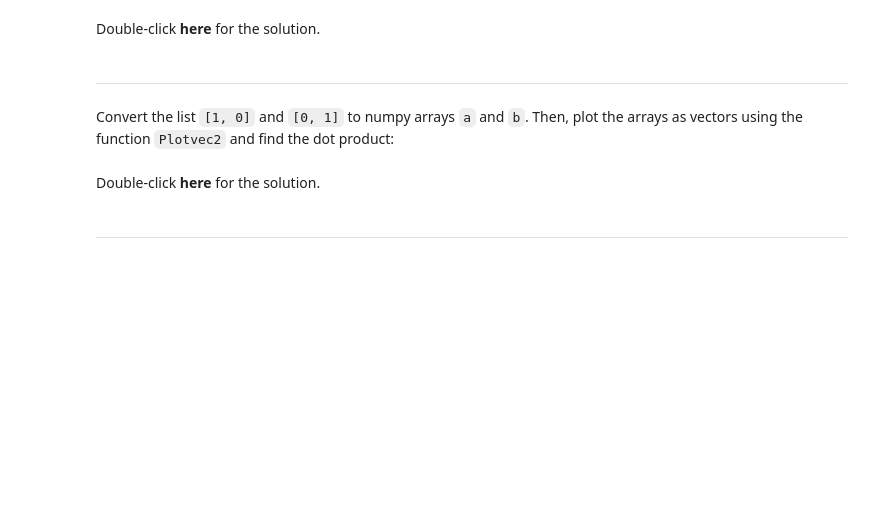
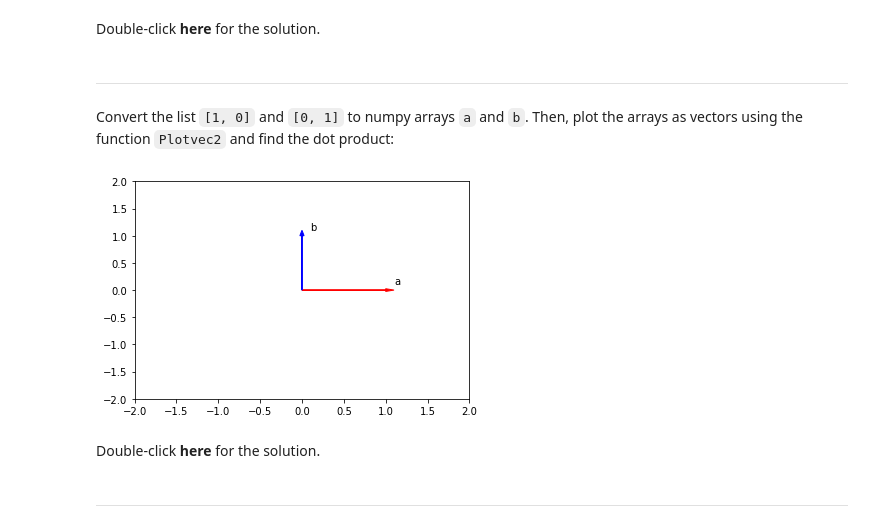
Before and after one commit to irvandandung/hands-on-labs-math-tools, a Jupyter notebook: Pertemuan3/PY0101EN-5-1-Numpy1D.ipynb, the cells around one changed output. Saved outputs shown, nothing was run; the diff lists cells and outputs as text; code cells hidden in the pictures; blank space fills up the shorter version.

```diff
--- a/Pertemuan3/PY0101EN-5-1-Numpy1D.ipynb
+++ b/Pertemuan3/PY0101EN-5-1-Numpy1D.ipynb
@@ -581,6 +599,11 @@ print("The dot product is", np.dot(a,b))
 Convert the list <code>[1, 0]</code> and <code>[0, 1]</code> to numpy arrays <code>a</code> and <code>b</code>. Then, plot the arrays as vectors using the function <code>Plotvec2</code> and find the dot product:
 # %%
 # Write your code below and press Shift+Enter to execute
+a = np.array([1, 0])
+b = np.array([0, 1])
+Plotvec2(a, b)
+# %% [output]
+[figure, added]
 # %% [markdown]
 Double-click __here__ for the solution.
 
```
Also changed, not shown: parts of 8 cells of this notebook.
